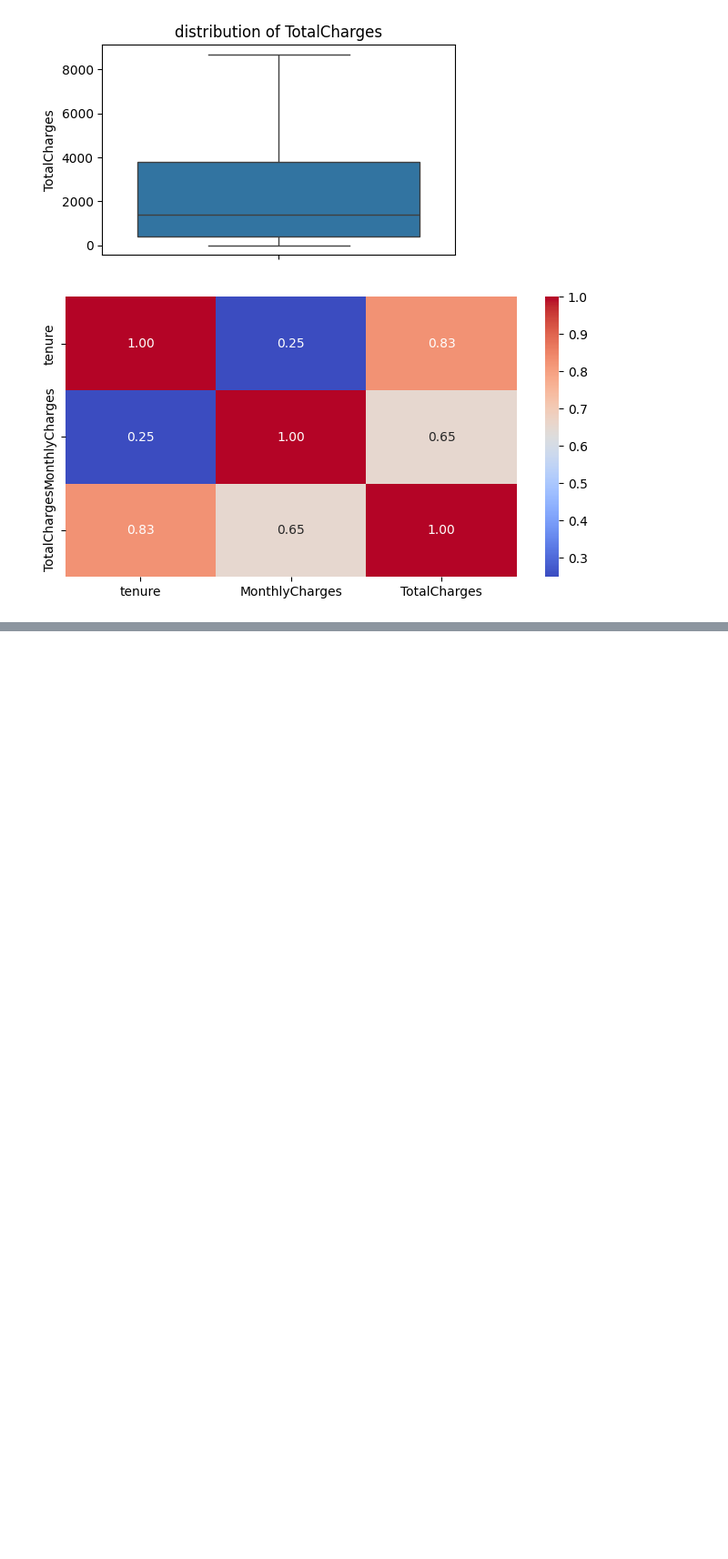
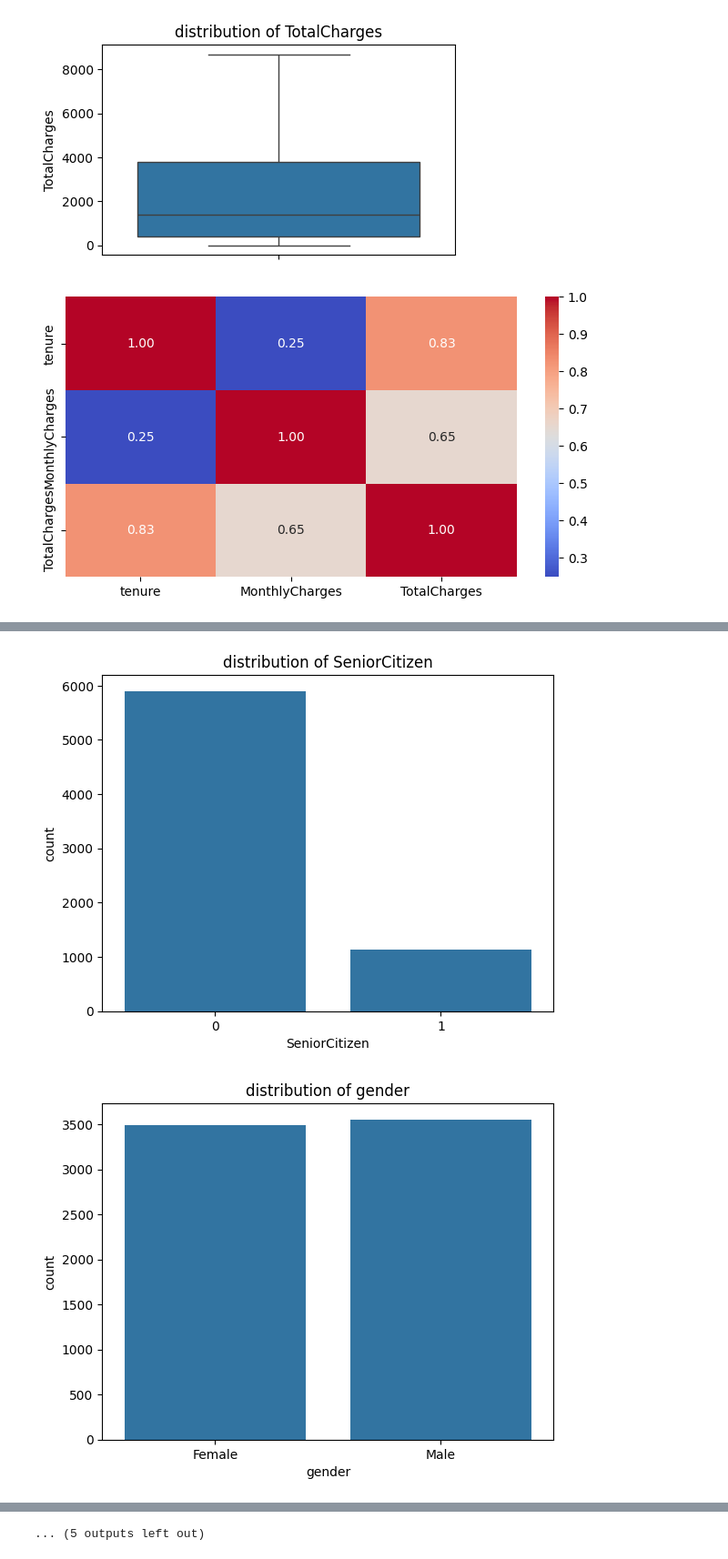
Before and after one commit to Harsh-Yadav-664/customer-churn-prediction, a Jupyter notebook: main.ipynb, the cells around one changed output, grey strips where cells are left out. Shown at 91% size. Drawn from its saved outputs; the diff is of its cells as text; code cells hidden in the pictures; blank space fills up the shorter version.

Commit message:
countplots of categorical columns

```diff
--- a/main.ipynb
+++ b/main.ipynb
@@ -243,0 +276,3 @@ plt.show()
+# %%
+cols_obj=df.select_dtypes(include="object").columns.to_list()
+cols_obj=["SeniorCitizen"] + cols_obj
@@ -243,0 +299,9 @@ plt.show()
+# %%
+for y in cols_obj:
+    plt.Figure(figsize=(5,3))
+    sns.countplot(x=df[y])
+    plt.title(f"distribution of {y}")
+    plt.show()
+# %% [output]
+[figure, added]
+[figure, added]
@@ -243,0 +318 @@ plt.show()
+... (5 outputs left out)
```
Also changed, not shown: parts of 6 cells of this notebook.
